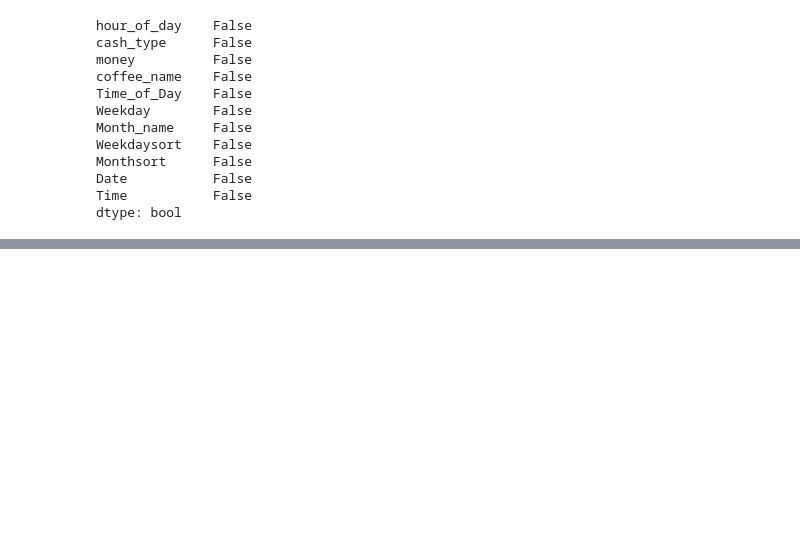
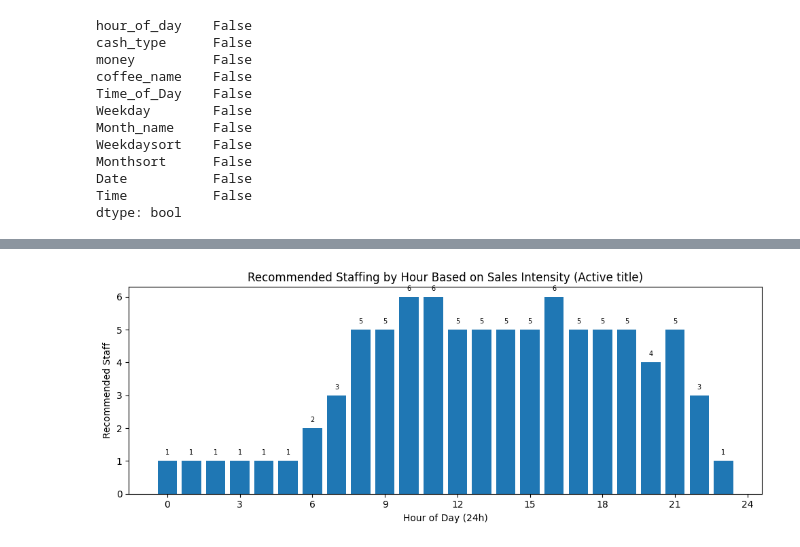
Before and after one commit to visheshgupta19/Memo-Assignment, a Jupyter notebook: memo.ipynb, the cells around one changed output, grey strips where cells are left out. Cells and saved outputs as stored; diff of their text form; code cells hidden in the pictures; blank space fills up the shorter version.

```diff
--- a/memo.ipynb
+++ b/memo.ipynb
@@ -356,0 +221,49 @@ Text(0.5, 1.0, 'Coffee Popularity vs. Revenue')
+# %%
+import math
+from matplotlib.ticker import MaxNLocator
+
+"""
+TODO:
+1. Make this an active title
+2. move the y axis label to the top and have padding between the title and the label
+3. remove the top and right box line for more space
+"""
+
+hour_sales = sales_by_hour.set_index("hour_of_day")["money"]
+if hour_sales.max() > 0:
+    normalized = hour_sales / hour_sales.max()
+else:
+    normalized = hour_sales * 0
+recommended_staff = (normalized * 5).apply(math.ceil) + 1  # scale to 1..6 staff
+recommended_df = (
+    recommended_staff.reset_index()
+    .rename(columns={"money": "recommended_staff"})
+    .rename(columns={0: "recommended_staff"})
+)
+
+rec_hours = (
+    pd.DataFrame({"hour_of_day": range(0, 24)})
+    .merge(recommended_df, on="hour_of_day", how="left")
+    .fillna(1)
+)
+rec_hours["recommended_staff"] = rec_hours["recommended_staff"].astype(int)
+
+plt.figure(figsize=(10, 4))
+plt.bar(rec_hours["hour_of_day"], rec_hours["recommended_staff"])
+plt.xlabel("Hour of Day (24h)")
+plt.ylabel("Recommended Staff")
+plt.title("Recommended Staffing by Hour Based on Sales Intensity (Active title)")
+plt.gca().xaxis.set_major_locator(MaxNLocator(integer=True))
+for idx, val in enumerate(rec_hours["recommended_staff"]):
+    plt.text(
+        rec_hours["hour_of_day"].iloc[idx],
+        val + 0.15,
+        str(val),
+        ha="center",
+        va="bottom",
+        fontsize=7,
+    )
+plt.tight_layout()
+plt.show()
+# %% [output]
+[figure, added]
```
Also changed, not shown: parts of 36 cells of this notebook, 1 other file.
